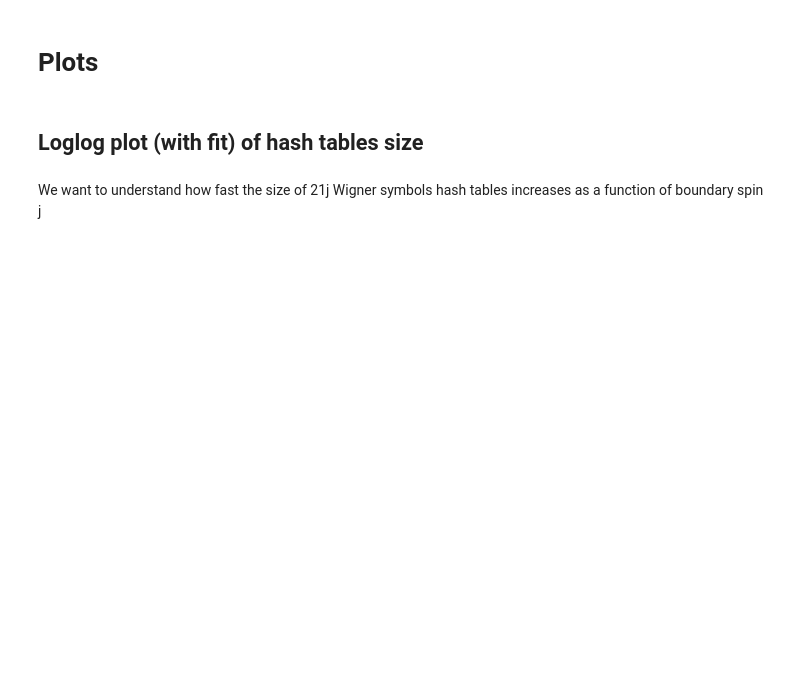
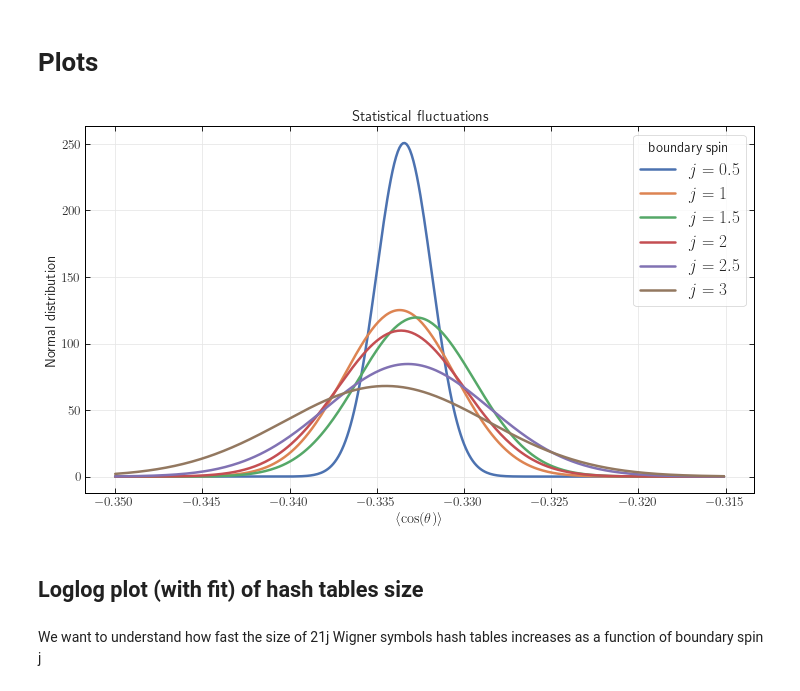
Before and after one commit to PietropaoloFrisoni/MCMC_16_cells_spinfoam, a Jupyter notebook: Python_interface.ipynb, the cells around one changed output. Saved outputs shown, nothing was run; the diff lists cells and outputs as text; code cells hidden in the pictures; blank space fills up the shorter version.

Commit message:
done plot of angles fluctuations

```diff
--- a/Python_interface.ipynb
+++ b/Python_interface.ipynb
@@ -366,3 +193,53 @@ sns.set_style("whitegrid",
+# %%
+import numpy as np
+import matplotlib.pyplot as plt
+from scipy.stats import norm
+
+#x-axis ranges from -5 and 5 with .001 steps
+x = np.arange(-0.35, -0.315, 0.0001)
+
+plt.figure(figsize=(12, 6.75))
+
+#define multiple normal distributions
+plt.plot(x,
+         norm.pdf(x, -0.3334329648852039, 0.0015908416551159619),
+         label='$j = 0.5$',
+         linewidth=2.5)
+plt.plot(x,
+         norm.pdf(x, -0.3336911744117442, 0.0031875522725521945),
+         label='$j = 1$',
+         linewidth=2.5)
+plt.plot(x,
+         norm.pdf(x, -0.3327424146463688, 0.0033364313284318992),
+         label='$j = 1.5$',
+         linewidth=2.5)
+plt.plot(x,
+         norm.pdf(x, -0.33361569067079594, 0.0036353093158777283),
+         label='$j = 2$',
+         linewidth=2.5)
+plt.plot(x,
+         norm.pdf(x, -0.3332254129684163, 0.004714441869128369),
+         label='$j = 2.5$',
+         linewidth=2.5)
+plt.plot(x,
+         norm.pdf(x, -0.33448275454976717, 0.005858200089709406),
+         label='$j = 3$',
+         linewidth=2.5)
+
+#add legend to plot
+plt.legend(title='boundary spin',
+           loc='upper right',
+           fontsize='large',
+           fancybox=True)
+
+#add axes labels and a title
+plt.ylabel('Normal distribution')
+plt.xlabel(r"$\langle \cos (\theta) \rangle$")
+plt.title('Statistical fluctuations', fontsize=15)
+
+plt.show()
+# %% [output]
+[figure, added]
 # %% [markdown]
 ## Loglog plot (with fit) of hash tables size
 # %% [markdown]
```
Also changed, not shown: parts of 75 cells of this notebook, 3 other files.
